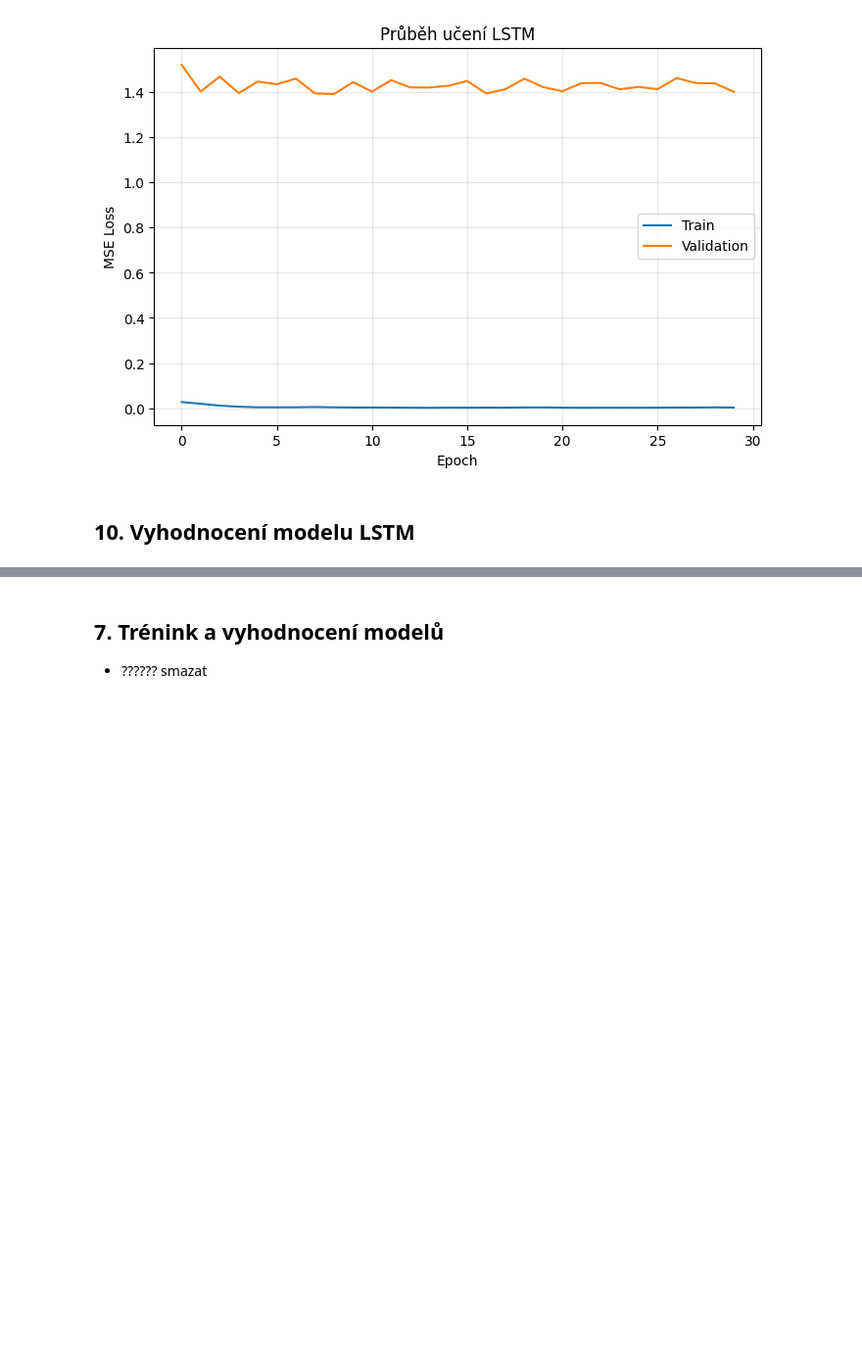
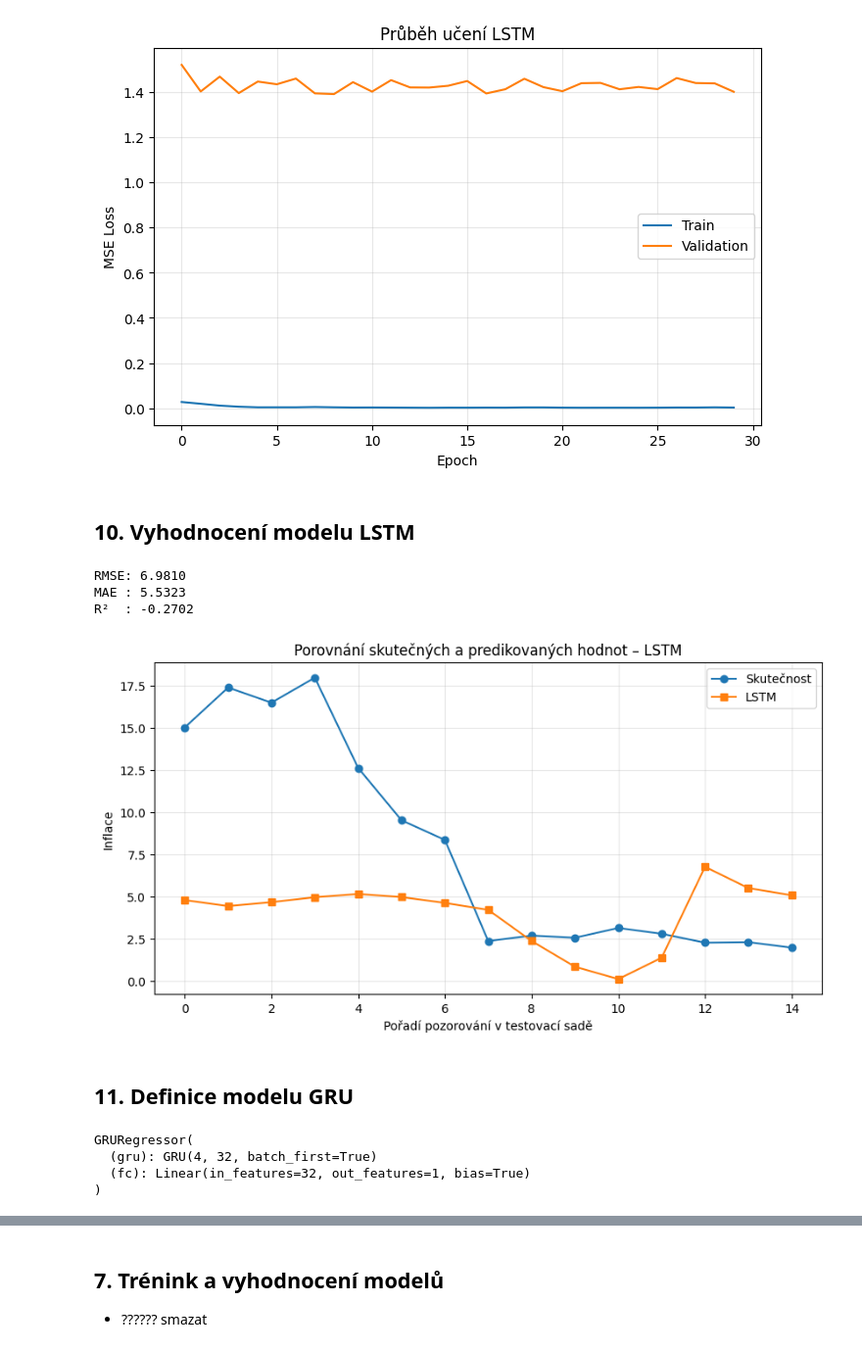
Before and after one commit to janecekhwt-sys/MML1-project-HW2, a Jupyter notebook: Neural_networks_komplexni_evaluace_hw04.ipynb, the cells around one changed output, grey strips where cells are left out. Shown at 98% size. Cells and saved outputs as stored; diff of their text form; code cells hidden in the pictures; blank space fills up the shorter version.

```diff
--- a/Neural_networks_komplexni_evaluace_hw04.ipynb
+++ b/Neural_networks_komplexni_evaluace_hw04.ipynb
@@ -449,3 +449,36 @@ with torch.no_grad():
         predictions.extend(pred.numpy())
 
 predictions = np.array(predictions)
+# %%
+# Spočítání metrik
+
+lstm_rmse = np.sqrt(mean_squared_error(y_test_seq, predictions))
+lstm_mae = mean_absolute_error(y_test_seq, predictions)
+lstm_r2 = r2_score(y_test_seq, predictions)
+
+print(f"RMSE: {lstm_rmse:.4f}")
+print(f"MAE : {lstm_mae:.4f}")
+print(f"R²  : {lstm_r2:.4f}")
+# %% [output]
+RMSE: 6.9810
+MAE : 5.5323
+R²  : -0.2702
+# %%
+# graf skutečnost vs. predikce pro LSTM
+
+plt.figure(figsize=(10,5))
+
+plt.plot(y_test_seq, marker="o", label="Skutečnost")
+plt.plot(predictions, marker="s", label="LSTM")
+
+plt.title("Porovnání skutečných a predikovaných hodnot – LSTM")
+plt.xlabel("Pořadí pozorování v testovací sadě")
+plt.ylabel("Inflace")
+plt.grid(alpha=0.3)
+plt.legend()
+
+plt.show()
+# %% [output]
+[figure, added]
+# %% [markdown]
+## 11. Definice modelu GRU
@@ -451,0 +513,12 @@ predictions = np.array(predictions)
+# %%
+gru_model = GRURegressor(
+    input_size=4,
+    hidden_size=32
+)
+
+print(gru_model)
+# %% [output]
+GRURegressor(
+  (gru): GRU(4, 32, batch_first=True)
+  (fc): Linear(in_features=32, out_features=1, bias=True)
+)
```
Also changed, not shown: parts of 7 cells of this notebook.
